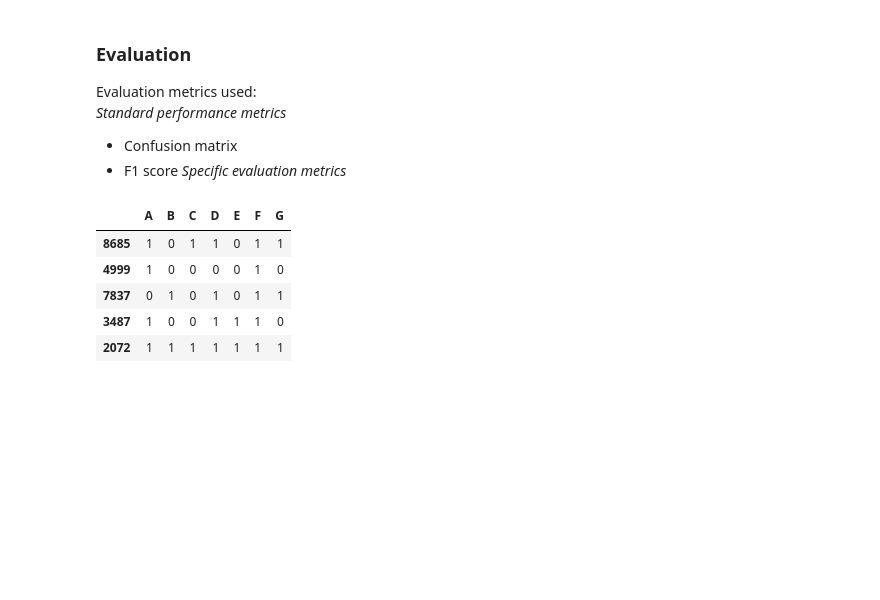
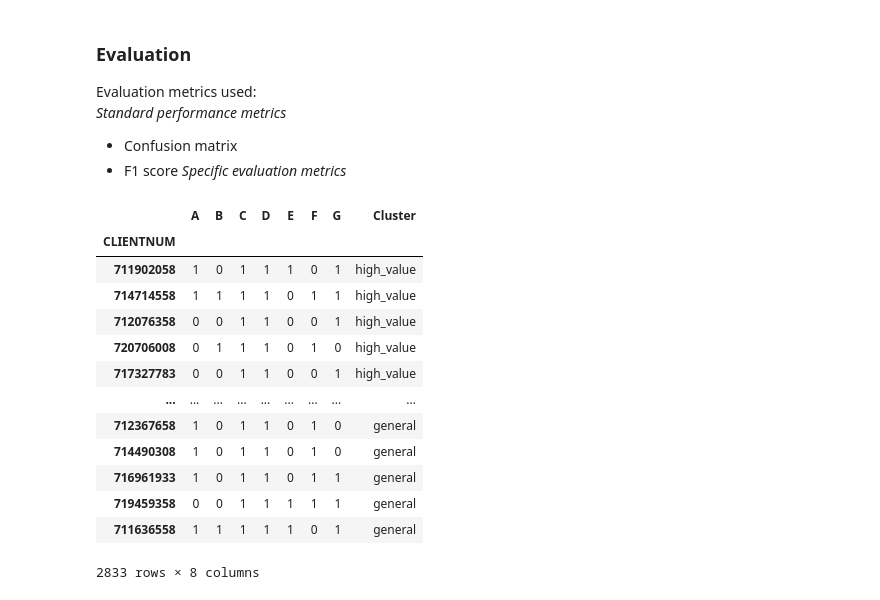
Before and after one commit to yionna/DSA3101-Object-Not-Found, a Jupyter notebook: group_tasks/Subgroup B/qn1.ipynb, the cells around one changed output. Drawn from its saved outputs; the diff is of its cells as text; code cells hidden in the pictures; blank space fills up the shorter version.

```diff
--- a/group_tasks/Subgroup B/qn1.ipynb
+++ b/group_tasks/Subgroup B/qn1.ipynb
@@ -284,12 +311,26 @@ from sklearn.metrics import accuracy_score, confusion_matrix
-# %%
-# Get actual labels
-aldf = pd.DataFrame(actual_labels)
-aldf.head(5)
-# %% [output]
-|  | A | B | C | D | E | F | G |
-| 8685 | 1 | 0 | 1 | 1 | 0 | 1 | 1 |
-| 4999 | 1 | 0 | 0 | 0 | 0 | 1 | 0 |
-| 7837 | 0 | 1 | 0 | 1 | 0 | 1 | 1 |
-| 3487 | 1 | 0 | 0 | 1 | 1 | 1 | 0 |
-| 2072 | 1 | 1 | 1 | 1 | 1 | 1 | 1 |
+# %%
+# Get actual labels
+# Combine predictions
+source = list(clusters.keys())[0]
+aldf = get_results(actual_labels[source], source)
+
+source = list(clusters.keys())[1]
+aldf = pd.concat([get_results(actual_labels[source], source), aldf])
+
+display(aldf)
+# %% [output]
+|  | A | B | C | D | E | F | G | Cluster |
+| CLIENTNUM |  |  |  |  |  |  |  |  |
+| 711902058 | 1 | 0 | 1 | 1 | 1 | 0 | 1 | high_value |
+| 714714558 | 1 | 1 | 1 | 1 | 0 | 1 | 1 | high_value |
+| 712076358 | 0 | 0 | 1 | 1 | 0 | 0 | 1 | high_value |
+| 720706008 | 0 | 1 | 1 | 1 | 0 | 1 | 0 | high_value |
+| 717327783 | 0 | 0 | 1 | 1 | 0 | 0 | 1 | high_value |
+| ... | ... | ... | ... | ... | ... | ... | ... | ... |
+| 712367658 | 1 | 0 | 1 | 1 | 0 | 1 | 0 | general |
+| 714490308 | 1 | 0 | 1 | 1 | 0 | 1 | 0 | general |
+| 716961933 | 1 | 0 | 1 | 1 | 0 | 1 | 1 | general |
+| 719459358 | 0 | 0 | 1 | 1 | 1 | 1 | 1 | general |
+| 711636558 | 1 | 1 | 1 | 1 | 1 | 0 | 1 | general |
+2833 rows × 8 columns
 # %%
```
Also changed, not shown: parts of 17 cells of this notebook.
